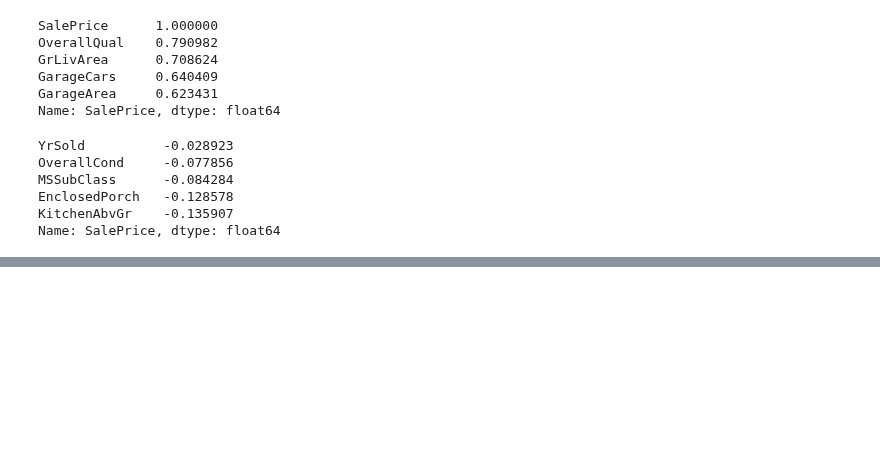
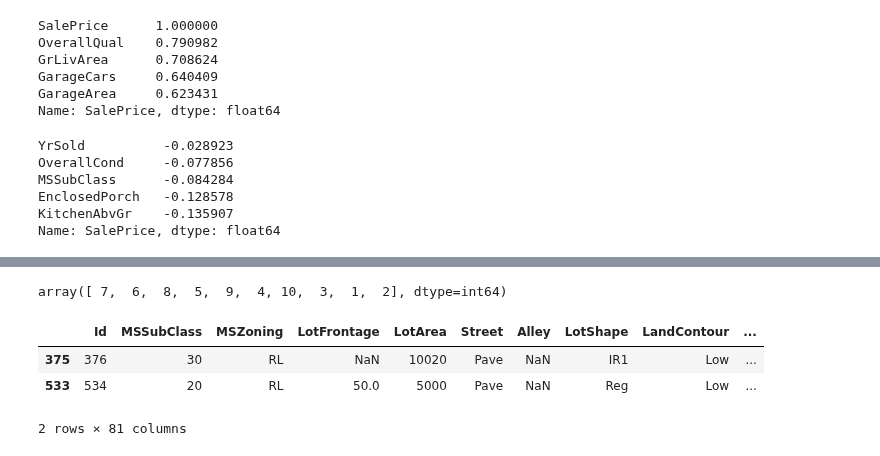
Before and after one commit to rahulvaish/MachineLearning-Python, a Jupyter notebook: HPC.ipynb, the cells around one changed output, grey strips where cells are left out. Cells and saved outputs as stored; diff of their text form; code cells hidden in the pictures; blank space fills up the shorter version.

```diff
--- a/HPC.ipynb
+++ b/HPC.ipynb
@@ -102,0 +128,13 @@ Name: SalePrice, dtype: float64
+# %%
+df.OverallQual.unique()
+# %% [output]
+array([ 7,  6,  8,  5,  9,  4, 10,  3,  1,  2], dtype=int64)
+# %%
+one = df['OverallQual']== 1
+# %%
+df[one]
+# %% [output]
+|  | Id | MSSubClass | MSZoning | LotFrontage | LotArea | Street | Alley | LotShape | LandContour | ... |
+| 375 | 376 | 30 | RL | NaN | 10020 | Pave | NaN | IR1 | Low | ... |
+| 533 | 534 | 20 | RL | 50.0 | 5000 | Pave | NaN | Reg | Low | ... |
+2 rows × 81 columns
```
Also changed, not shown: parts of 9 cells of this notebook.
